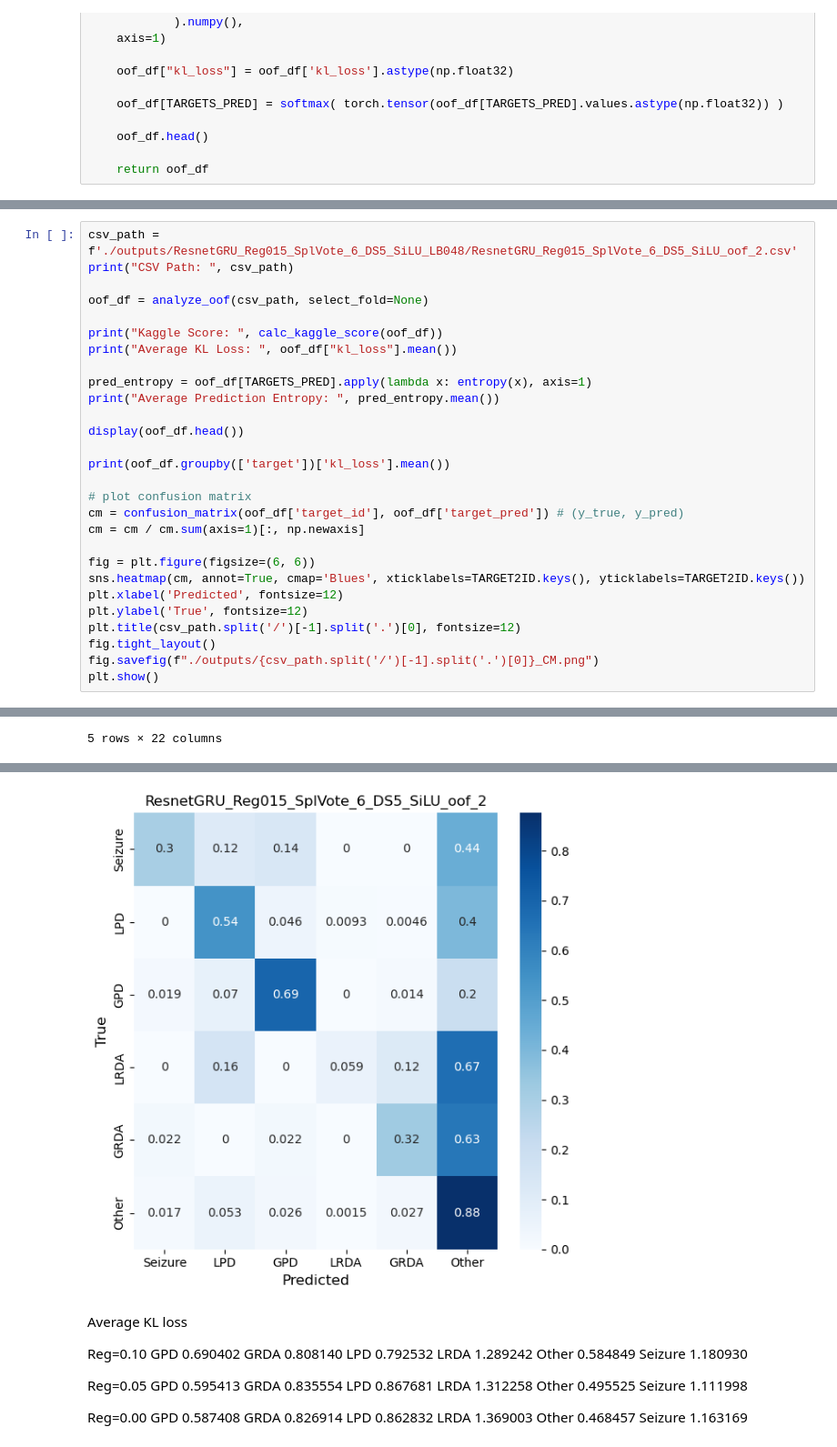
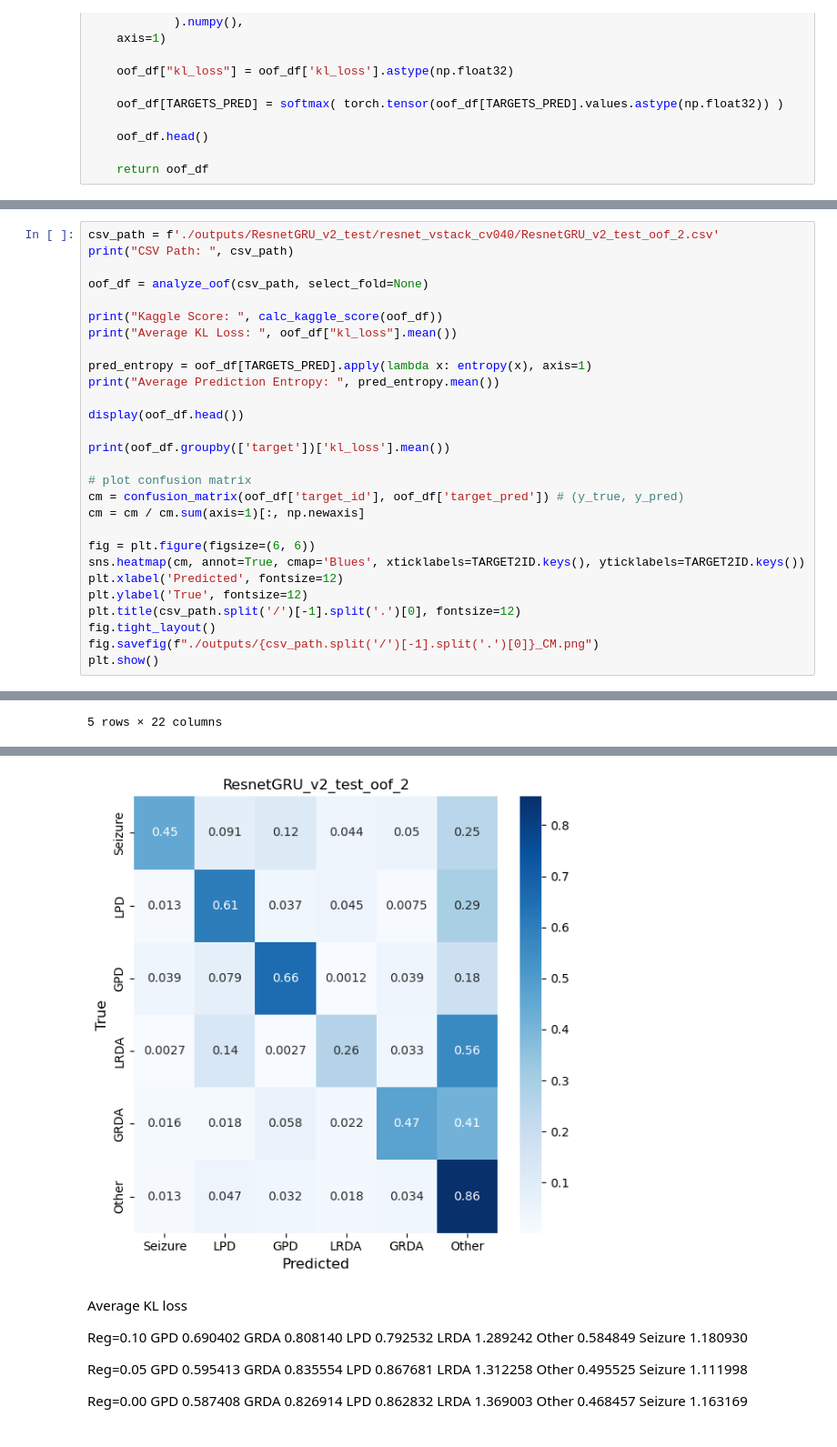
Before and after one commit to AzimuthLI/kaggle_hms, a Jupyter notebook: visualize_oof.ipynb, the cells around one changed output, grey strips where cells are left out. Shown at 91% size. Drawn from its saved outputs; the diff is of its cells as text.

```diff
--- a/visualize_oof.ipynb
+++ b/visualize_oof.ipynb
@@ -122,5 +122,5 @@ Name: kl_loss, dtype: float32
 # %%
-csv_path = f'./outputs/ResnetGRU_Reg015_SplVote_6_DS5_SiLU_LB048/ResnetGRU_Reg015_SplVote_6_DS5_SiLU_oof_2.csv'
+csv_path = f'./outputs/ResnetGRU_v2_test/resnet_vstack_cv040/ResnetGRU_v2_test_oof_2.csv'
 print("CSV Path: ", csv_path)
 
 oof_df = analyze_oof(csv_path, select_fold=None)
@@ -169,5 +169,5 @@ Seizure    0.861331
 Name: kl_loss, dtype: float32
-[figure, old version]
+[figure, new version]
 # %% [markdown]
 Average KL loss
 
```
Also changed, not shown: parts of 4 cells of this notebook, 5 other files.
